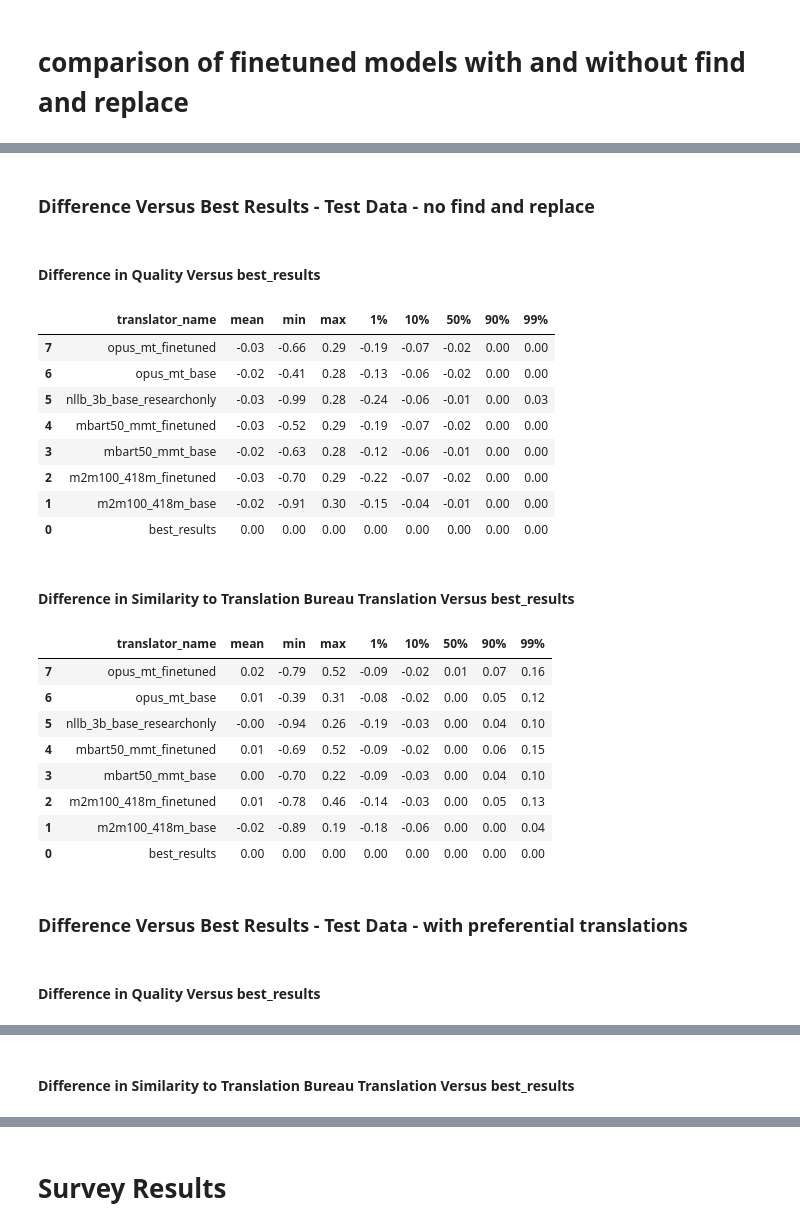
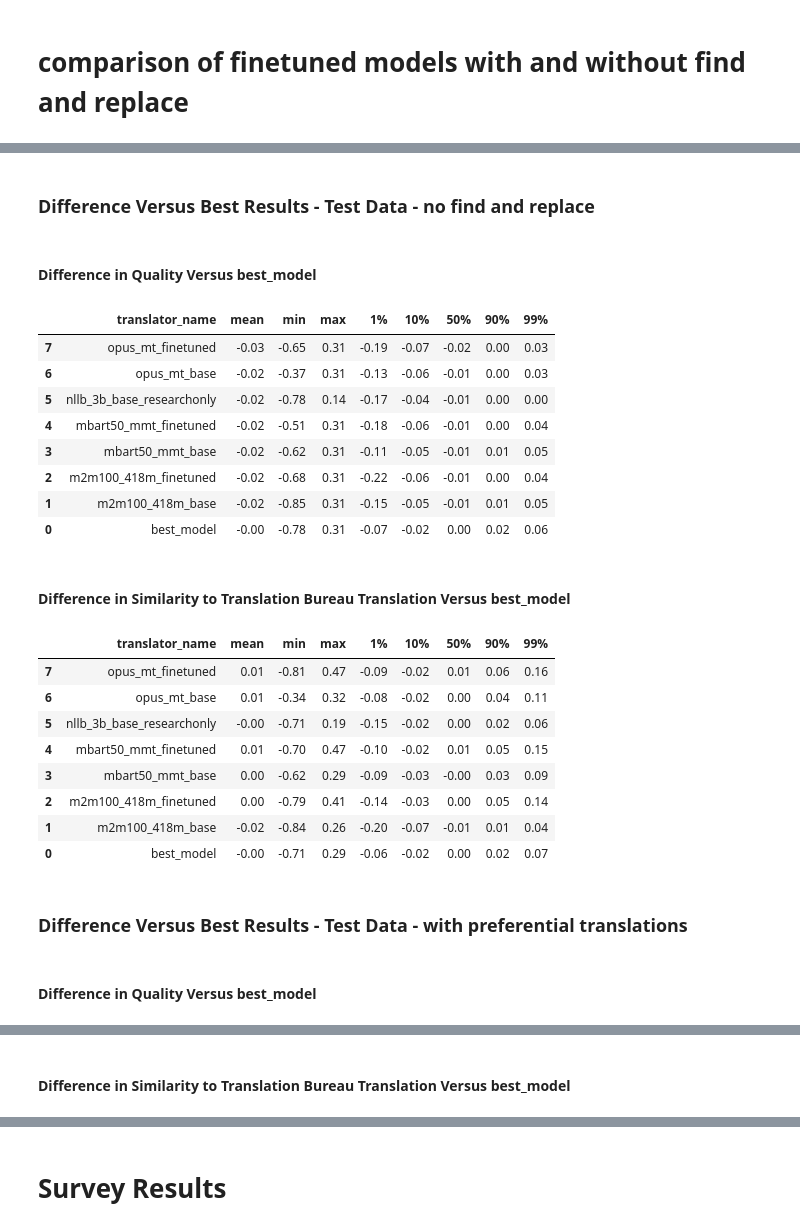
Before and after one commit to KevinCarr42/CSAS-Translations, a Jupyter notebook: evaluate_translations.ipynb, the cells around one changed output, grey strips where cells are left out. Cells and saved outputs as stored; diff of their text form; code cells hidden in the pictures.

```diff
--- a/evaluate_translations.ipynb
+++ b/evaluate_translations.ipynb
@@ -11,21 +5,0 @@ df_train_rules = pd.read_csv("translation_results/translation_comparison_train_r
-# %%
-# TODO: redo this after split into models for error counting, do some EDA to check how error-prone each model is
-
-df_test_rules_error_data = pd.read_json("translation_results/translation_errors_test_rules_20250912-0111.json").T
-df_train_rules_error_data = pd.read_json("translation_results/translation_errors_train_rules_20250912-0654.json").T
-
-test_rules_error_list = df_test_rules_error_data.index.to_list()
-train_rules_error_list = df_train_rules_error_data.index.to_list()
-
-for df, error_list, n in [
-    (df_test_no_rules, list(), 7),
-    (df_test_rules, test_rules_error_list, 6),
-    (df_train_no_rules, list(), 7),
-    (df_train_rules, train_rules_error_list, 6),
-]:
-    df['error'] = False
-    if error_list:
-        df.iloc[
-            [x for sample in error_list for x in range((sample - 1) * n, sample * n)],
-            df.columns.get_loc('error')
-        ] = True
@@ -90,7 +133,12 @@ def display_stats(dataframe, dataframe2=None, order_by="translator_name", headin
             if compare_to_column not in df['translator_name'].values:
                 raise ValueError(f"compare_to_column '{compare_to_column}' not found in translator_name column")
 
+            # Take the mean of comparison column values for each source to handle duplicates
             comparison_df = df[df['translator_name'] == compare_to_column][['source', 'quality_vs_tb', 'similarity_to_old_translation']].copy()
+            comparison_df = comparison_df.groupby('source').agg({
+                'quality_vs_tb': 'mean',
+                'similarity_to_old_translation': 'mean'
+            }).reset_index()
             comparison_df = comparison_df.rename(columns={
                 'quality_vs_tb': 'quality_vs_tb_comparison',
                 'similarity_to_old_translation': 'similarity_to_old_translation_comparison'
@@ -298,10 +397,0 @@ Difference in Similarity to Translation Bureau Translation
-# %%
-def add_best_results(dataframe):
-    df_temp = dataframe[dataframe.translator_name != 'nllb_3b_base_researchonly'].sort_values('cosine_similarity_vs_source', ascending=False).drop_duplicates(subset='source', keep='first').copy()
-    df_temp["translator_name"] = "best_results"
-    return pd.concat([dataframe, df_temp]).reset_index(drop=True)
-
-df_test_no_rules = add_best_results(df_test_no_rules)
-df_test_rules = add_best_results(df_test_rules)
-df_train_no_rules = add_best_results(df_train_no_rules)
-df_train_rules = add_best_results(df_train_rules)
@@ -400,28 +398,28 @@ Similarity to Translation Bureau Translation
 # %%
-display_stats(df_test_no_rules, heading="\nDifference Versus Best Results - Test Data - no find and replace\n", compare_to_column="best_results")
-display_stats(df_test_rules, heading="\nDifference Versus Best Results - Test Data - with preferential translations\n", compare_to_column="best_results")
+display_stats(df_test_no_rules, heading="\nDifference Versus Best Results - Test Data - no find and replace\n", compare_to_column="best_model")
+display_stats(df_test_rules, heading="\nDifference Versus Best Results - Test Data - with preferential translations\n", compare_to_column="best_model")
 # %% [output]
 Difference Versus Best Results - Test Data - no find and replace
-Difference in Quality Versus best_results
+Difference in Quality Versus best_model
 |  | translator_name | mean | min | max | 1% | 10% | 50% | 90% | 99% |
-| 7 | opus_mt_finetuned | -0.03 | -0.66 | 0.29 | -0.19 | -0.07 | -0.02 | 0.00 | 0.00 |
-| 6 | opus_mt_base | -0.02 | -0.41 | 0.28 | -0.13 | -0.06 | -0.02 | 0.00 | 0.00 |
-| 5 | nllb_3b_base_researchonly | -0.03 | -0.99 | 0.28 | -0.24 | -0.06 | -0.01 | 0.00 | 0.03 |
-| 4 | mbart50_mmt_finetuned | -0.03 | -0.52 | 0.29 | -0.19 | -0.07 | -0.02 | 0.00 | 0.00 |
-| 3 | mbart50_mmt_base | -0.02 | -0.63 | 0.28 | -0.12 | -0.06 | -0.01 | 0.00 | 0.00 |
-| 2 | m2m100_418m_finetuned | -0.03 | -0.70 | 0.29 | -0.22 | -0.07 | -0.02 | 0.00 | 0.00 |
-| 1 | m2m100_418m_base | -0.02 | -0.91 | 0.30 | -0.15 | -0.04 | -0.01 | 0.00 | 0.00 |
-| 0 | best_results | 0.00 | 0.00 | 0.00 | 0.00 | 0.00 | 0.00 | 0.00 | 0.00 |
+| 7 | opus_mt_finetuned | -0.03 | -0.65 | 0.31 | -0.19 | -0.07 | -0.02 | 0.00 | 0.03 |
+| 6 | opus_mt_base | -0.02 | -0.37 | 0.31 | -0.13 | -0.06 | -0.01 | 0.00 | 0.03 |
+| 5 | nllb_3b_base_researchonly | -0.02 | -0.78 | 0.14 | -0.17 | -0.04 | -0.01 | 0.00 | 0.00 |
+| 4 | mbart50_mmt_finetuned | -0.02 | -0.51 | 0.31 | -0.18 | -0.06 | -0.01 | 0.00 | 0.04 |
+| 3 | mbart50_mmt_base | -0.02 | -0.62 | 0.31 | -0.11 | -0.05 | -0.01 | 0.01 | 0.05 |
+| 2 | m2m100_418m_finetuned | -0.02 | -0.68 | 0.31 | -0.22 | -0.06 | -0.01 | 0.00 | 0.04 |
+| 1 | m2m100_418m_base | -0.02 | -0.85 | 0.31 | -0.15 | -0.05 | -0.01 | 0.01 | 0.05 |
+| 0 | best_model | -0.00 | -0.78 | 0.31 | -0.07 | -0.02 | 0.00 | 0.02 | 0.06 |
-Difference in Similarity to Translation Bureau Translation Versus best_results
+Difference in Similarity to Translation Bureau Translation Versus best_model
 |  | translator_name | mean | min | max | 1% | 10% | 50% | 90% | 99% |
-| 7 | opus_mt_finetuned | 0.02 | -0.79 | 0.52 | -0.09 | -0.02 | 0.01 | 0.07 | 0.16 |
-| 6 | opus_mt_base | 0.01 | -0.39 | 0.31 | -0.08 | -0.02 | 0.00 | 0.05 | 0.12 |
-| 5 | nllb_3b_base_researchonly | -0.00 | -0.94 | 0.26 | -0.19 | -0.03 | 0.00 | 0.04 | 0.10 |
-| 4 | mbart50_mmt_finetuned | 0.01 | -0.69 | 0.52 | -0.09 | -0.02 | 0.00 | 0.06 | 0.15 |
-| 3 | mbart50_mmt_base | 0.00 | -0.70 | 0.22 | -0.09 | -0.03 | 0.00 | 0.04 | 0.10 |
-| 2 | m2m100_418m_finetuned | 0.01 | -0.78 | 0.46 | -0.14 | -0.03 | 0.00 | 0.05 | 0.13 |
-| 1 | m2m100_418m_base | -0.02 | -0.89 | 0.19 | -0.18 | -0.06 | 0.00 | 0.00 | 0.04 |
-| 0 | best_results | 0.00 | 0.00 | 0.00 | 0.00 | 0.00 | 0.00 | 0.00 | 0.00 |
+| 7 | opus_mt_finetuned | 0.01 | -0.81 | 0.47 | -0.09 | -0.02 | 0.01 | 0.06 | 0.16 |
+| 6 | opus_mt_base | 0.01 | -0.34 | 0.32 | -0.08 | -0.02 | 0.00 | 0.04 | 0.11 |
+| 5 | nllb_3b_base_researchonly | -0.00 | -0.71 | 0.19 | -0.15 | -0.02 | 0.00 | 0.02 | 0.06 |
+| 4 | mbart50_mmt_finetuned | 0.01 | -0.70 | 0.47 | -0.10 | -0.02 | 0.01 | 0.05 | 0.15 |
+| 3 | mbart50_mmt_base | 0.00 | -0.62 | 0.29 | -0.09 | -0.03 | -0.00 | 0.03 | 0.09 |
+| 2 | m2m100_418m_finetuned | 0.00 | -0.79 | 0.41 | -0.14 | -0.03 | 0.00 | 0.05 | 0.14 |
+| 1 | m2m100_418m_base | -0.02 | -0.84 | 0.26 | -0.20 | -0.07 | -0.01 | 0.01 | 0.04 |
+| 0 | best_model | -0.00 | -0.71 | 0.29 | -0.06 | -0.02 | 0.00 | 0.02 | 0.07 |
 Difference Versus Best Results - Test Data - with preferential translations
-Difference in Quality Versus best_results
+Difference in Quality Versus best_model
 |  | translator_name | mean | min | max | 1% | 10% | 50% | 90% | 99% |
@@ -435,2 +433,2 @@ Difference in Quality Versus best_results
-Difference in Similarity to Translation Bureau Translation Versus best_results
+Difference in Similarity to Translation Bureau Translation Versus best_model
 |  | translator_name | mean | min | max | 1% | 10% | 50% | 90% | 99% |
```
Also changed, not shown: parts of 19 cells of this notebook.
